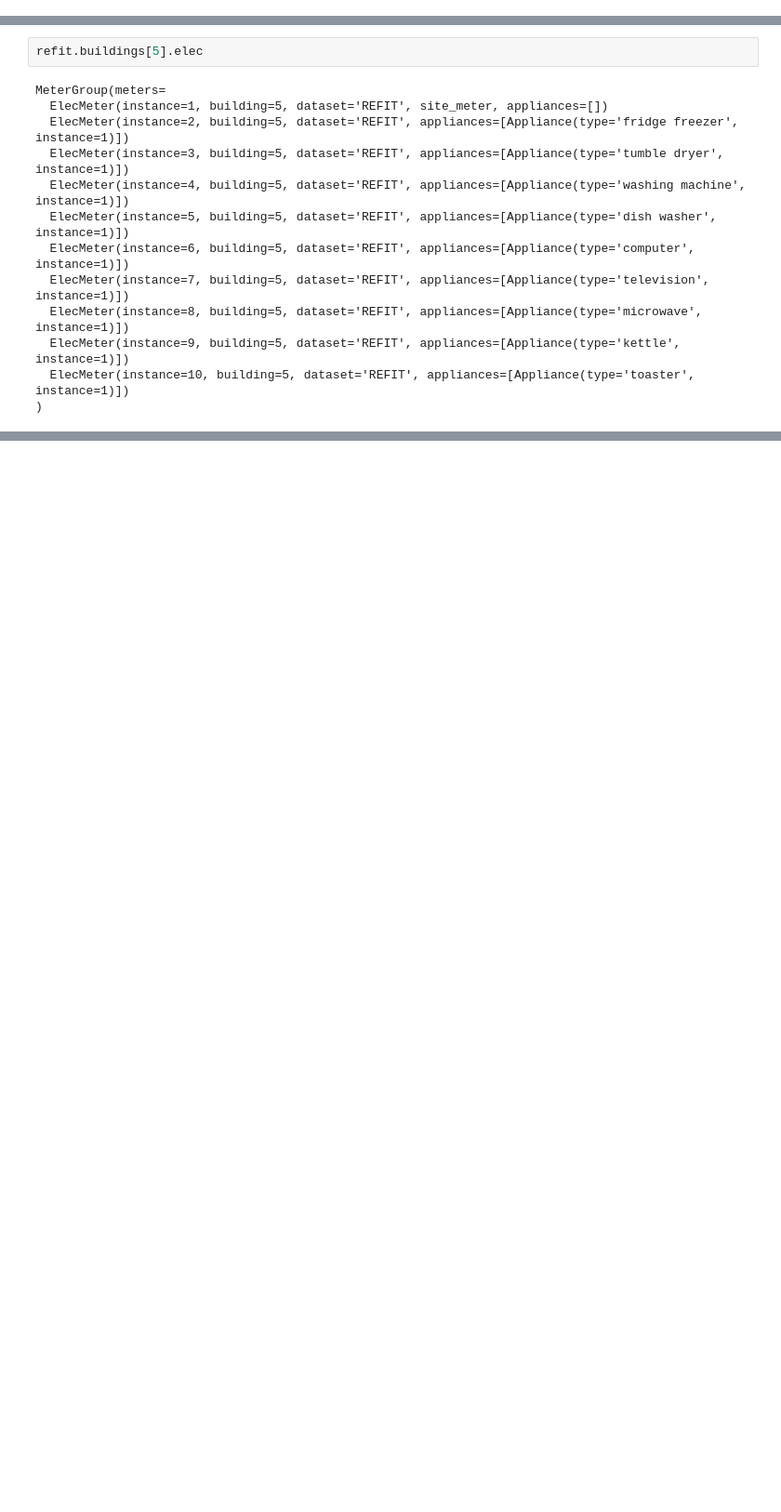
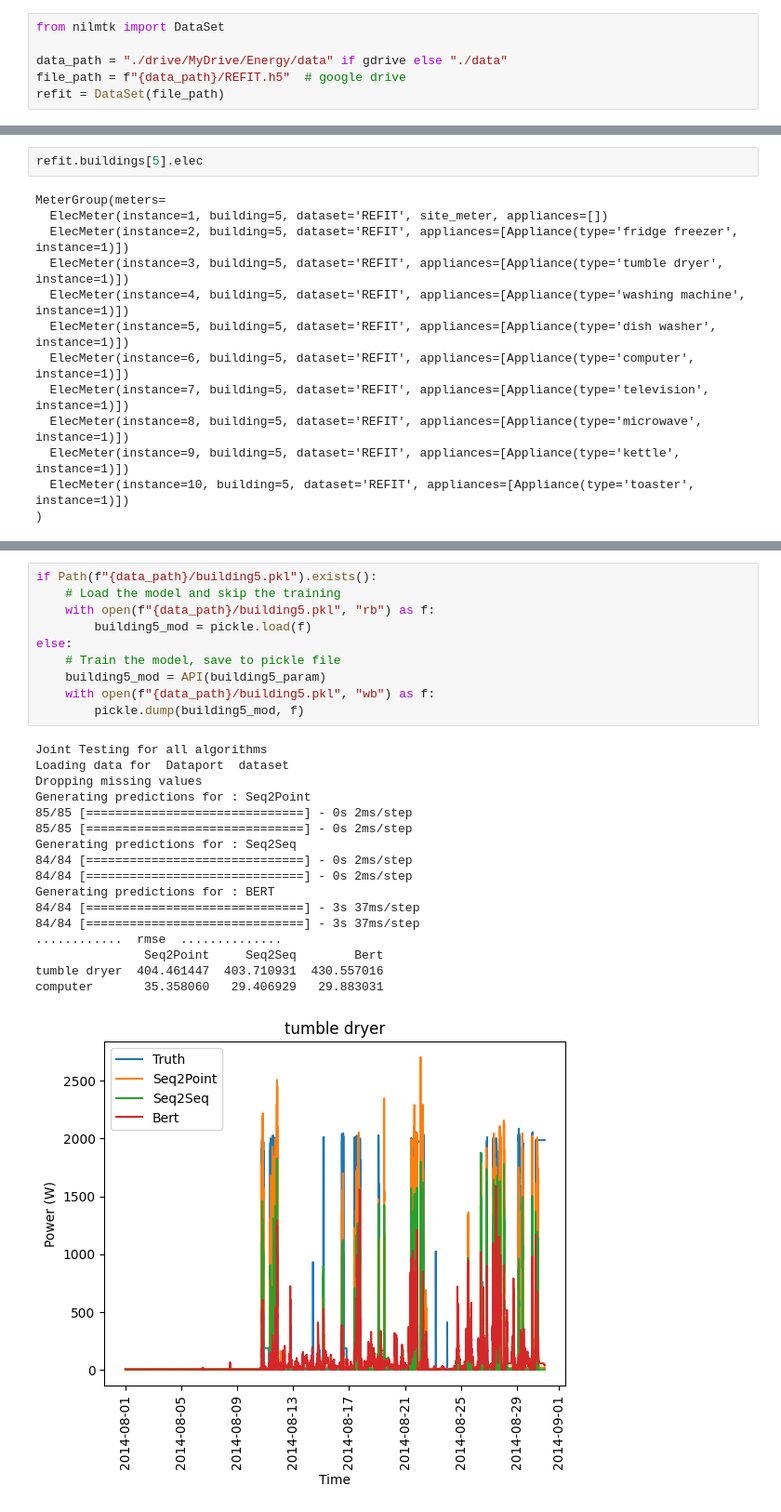
Before and after one commit to johannesgl4d0s/case_study, a Jupyter notebook: CaseStudy1_ml.ipynb, the cells around one changed output, grey strips where cells are left out. Shown at 93% size. Cells and saved outputs as stored; diff of their text form; blank space fills up the shorter version.

Commit message:
move to colab, train models

```diff
--- a/CaseStudy1_ml.ipynb
+++ b/CaseStudy1_ml.ipynb
@@ -15 +92,7 @@ refit = DataSet(DATA_PATH)
+# %%
+from nilmtk import DataSet
+
+data_path = "./drive/MyDrive/Energy/data" if gdrive else "./data"
+file_path = f"{data_path}/REFIT.h5"  # google drive
+refit = DataSet(file_path)
 # %%
@@ -43,0 +951,28 @@ MeterGroup(meters=
+# %%
+if Path(f"{data_path}/building5.pkl").exists():
+    # Load the model and skip the training
+    with open(f"{data_path}/building5.pkl", "rb") as f:
+        building5_mod = pickle.load(f)
+else:
+    # Train the model, save to pickle file
+    building5_mod = API(building5_param)
+    with open(f"{data_path}/building5.pkl", "wb") as f:
+        pickle.dump(building5_mod, f)
+# %% [output]
+Joint Testing for all algorithms
+Loading data for  Dataport  dataset
+Dropping missing values
+Generating predictions for : Seq2Point
+85/85 [==============================] - 0s 2ms/step
+85/85 [==============================] - 0s 2ms/step
+Generating predictions for : Seq2Seq
+84/84 [==============================] - 0s 2ms/step
+84/84 [==============================] - 0s 2ms/step
+Generating predictions for : BERT
+84/84 [==============================] - 3s 37ms/step
+84/84 [==============================] - 3s 37ms/step
+............  rmse  ..............
+               Seq2Point     Seq2Seq        Bert
+tumble dryer  404.461447  403.710931  430.557016
+computer       35.358060   29.406929   29.883031
+[figure, added]
```
Also changed, not shown: parts of 48 cells of this notebook, 1 other file.
